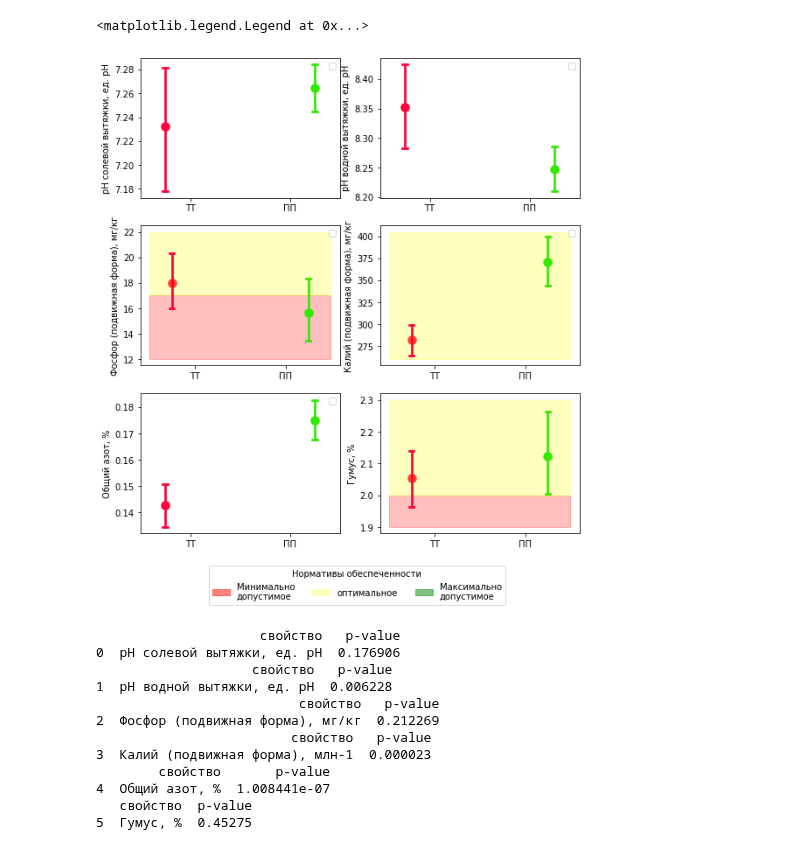
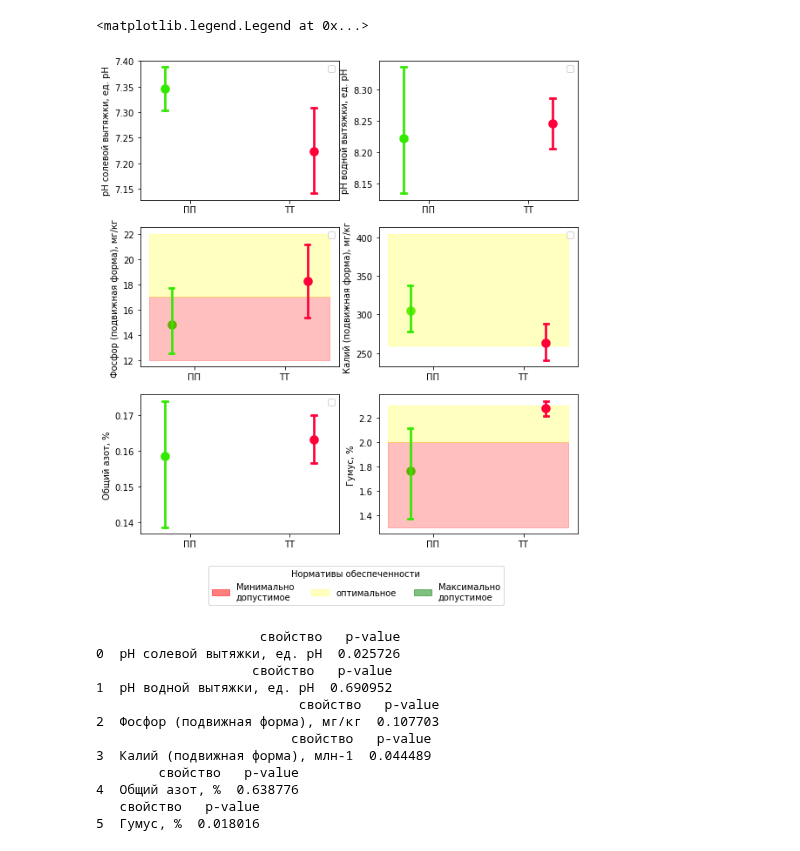
Before and after one commit to hukitoc94/total_archangelskiy, a Jupyter notebook: field_scale/field_data/полевые данные общая/для_статьи.ipynb, the cells around one changed output. Saved outputs shown, nothing was run; the diff lists cells and outputs as text; code cells hidden in the pictures.

```diff
--- a/field_scale/field_data/полевые данные общая/для_статьи.ipynb
+++ b/field_scale/field_data/полевые данные общая/для_статьи.ipynb
@@ -37,5 +37,8 @@ agrochemistry_main.drop('повторность', axis = 1, inplace= True)
 agrochemistry_main.dropna(axis = 0, inplace= True)
 
 agrochemistry_main['Гумус, %'] = agrochemistry_main['Органический углерод, %'] * 1.724
-агрохимия_для_статьи = agrochemistry_main[['Тип обработки',"рН солевой вытяжки, ед. рН", "рН водной вытяжки, ед. рН", "Фосфор (подвижная форма), мг/кг", "Калий (подвижная форма), млн-1", "Общий азот, %",'Гумус, %' ]]
+агрохимия_для_статьи = agrochemistry_main[['GPS №','Тип обработки',"рН солевой вытяжки, ед. рН", "рН водной вытяжки, ед. рН", "Фосфор (подвижная форма), мг/кг", "Калий (подвижная форма), млн-1", "Общий азот, %",'Гумус, %' ]]
+# %%
+плакоры = агрохимия_для_статьи[агрохимия_для_статьи['GPS №'].isin([529, 526])]
+тальвеги = агрохимия_для_статьи[агрохимия_для_статьи['GPS №'].isin([584, 527])]
 # %%
@@ -76,11 +79,11 @@ agrochem_prop = [
     'Гумус, %']
 fig, ax  = plt.subplots(3,2, figsize = (9,10))
 sns.pointplot(
-    data = агрохимия_для_статьи,
+    data = плакоры,
     x = 'Тип обработки',
     y = "рН солевой вытяжки, ед. рН",
     hue = 'Тип обработки',
-    palette = "prism_r",
+    palette = "prism",
     scale = 1.2,
     ci = 95,
     dodge= 0.5,
@@ -91,11 +94,11 @@ ax[0,0].set_xlabel('')
 ax[0,0].legend([],[])
 
 sns.pointplot(
-    data = агрохимия_для_статьи,
+    data = плакоры,
     x = 'Тип обработки',
     y = "рН водной вытяжки, ед. рН",
     hue = 'Тип обработки',
-    palette = "prism_r",
+    palette = "prism",
     scale = 1.2,
     ci = 95,
     dodge= 0.5,
@@ -106,11 +109,11 @@ ax[0,1].set_xlabel('')
 ax[0,1].legend([],[])
 
 sns.pointplot(
-    data = агрохимия_для_статьи,
+    data = плакоры,
     x = 'Тип обработки',
     y = "Фосфор (подвижная форма), мг/кг",
     hue = 'Тип обработки',
-    palette = "prism_r",
+    palette = "prism",
     scale = 1.2,
     ci = 95,
     dodge= 0.5,
@@ -123,11 +126,11 @@ ax[1,0].set_xlabel('')
 ax[1,0].legend([],[])
 
 sns.pointplot(
-    data = агрохимия_для_статьи,
+    data = плакоры,
     x = 'Тип обработки',
     y = "Калий (подвижная форма), млн-1",
     hue = 'Тип обработки',
-    palette = "prism_r",
+    palette = "prism",
     scale = 1.2,
     ci = 95,
     dodge= 0.5,
@@ -141,52 +144,52 @@ ax[1,1].set_ylabel('Калий (подвижная форма), мг/кг')
 ax[1,1].legend([],[])
 
 sns.pointplot(
-    data = агрохимия_для_статьи,
+    data = плакоры,
     x = 'Тип обработки',
     y = "Общий азот, %",
     hue = 'Тип обработки',
-    palette = "prism_r",
+    palette = "prism",
     scale = 1.2,
     ci = 95,
     dodge= 0.5,
     join = False,
     capsize = .05,
     ax = ax[2,0])
 ax[2,0].set_xlabel('')
 ax[2,0].legend([],[])
 
 sns.pointplot(
-    data = агрохимия_для_статьи,
+    data = плакоры,
     x = 'Тип обработки',
     y = 'Гумус, %',
     hue = 'Тип обработки',
-    palette = "prism_r",
+    palette = "prism",
     scale = 1.2,
     ci = 95,
     dodge= 0.5,
     join = False,
     capsize = .05,
     ax = ax[2,1])
-ax[2,1].fill_between(x = [-0.5,1.5] , y1 = 1.9,y2 = 2, color='Red', alpha = 0.25)
+ax[2,1].fill_between(x = [-0.5,1.5] , y1 = 1.3,y2 = 2, color='Red', alpha = 0.25)
 ax[2,1].fill_between(x = [-0.5,1.5] , y1 = 2,y2 = 2.3, color='Yellow', alpha = 0.25)
 ax[2,1].set_xlabel('')
 ax[2,1].legend([],[])
 
 
 a = mpatches.Patch(color="Red", label= 'Минимально\nдопустимое',alpha=0.5)
 b = mpatches.Patch(color="Yellow", label= "оптимальное",alpha=0.25)
 c = mpatches.Patch(color="Green", label= 'Максимально\nдопустимое',alpha=0.5)
 
 plt.legend(handles=[a,b,c], title='Нормативы обеспеченности',bbox_to_anchor=(0.65,-0.20),ncol = 3)
 # %% [output]
 <matplotlib.legend.Legend at 0x...>
-[figure, old version]
+[figure, new version]
 # %%
 for ind, prop in enumerate(agrochem_prop):
     sample_list = []
     ab_test = pd.DataFrame()
     for value  in ['ПП','ТТ']:
-        sample = агрохимия_для_статьи[агрохимия_для_статьи['Тип обработки'] == value][prop]
+        sample = плакоры[плакоры['Тип обработки'] == value][prop]
         sample_list.append(sample)
     p_val = ANOVA(*sample_list)[1]
     local_df = pd.DataFrame({"свойство":prop, 'p-value' : p_val}, index = [ind])
@@ -194,14 +197,14 @@ for ind, prop in enumerate(agrochem_prop):
     ab_test = ab_test.append(local_df)
 # %% [output]
                      свойство   p-value
-0  рН солевой вытяжки, ед. рН  0.176906
+0  рН солевой вытяжки, ед. рН  0.025726
                     свойство   p-value
-1  рН водной вытяжки, ед. рН  0.006228
+1  рН водной вытяжки, ед. рН  0.690952
                           свойство   p-value
-2  Фосфор (подвижная форма), мг/кг  0.212269
+2  Фосфор (подвижная форма), мг/кг  0.107703
                          свойство   p-value
-3  Калий (подвижная форма), млн-1  0.000023
-        свойство       p-value
-4  Общий азот, %  1.008441e-07
-   свойство  p-value
-5  Гумус, %  0.45275
+3  Калий (подвижная форма), млн-1  0.044489
+        свойство   p-value
+4  Общий азот, %  0.638776
+   свойство   p-value
+5  Гумус, %  0.018016
```
Also changed, not shown: parts of 14 cells of this notebook.
